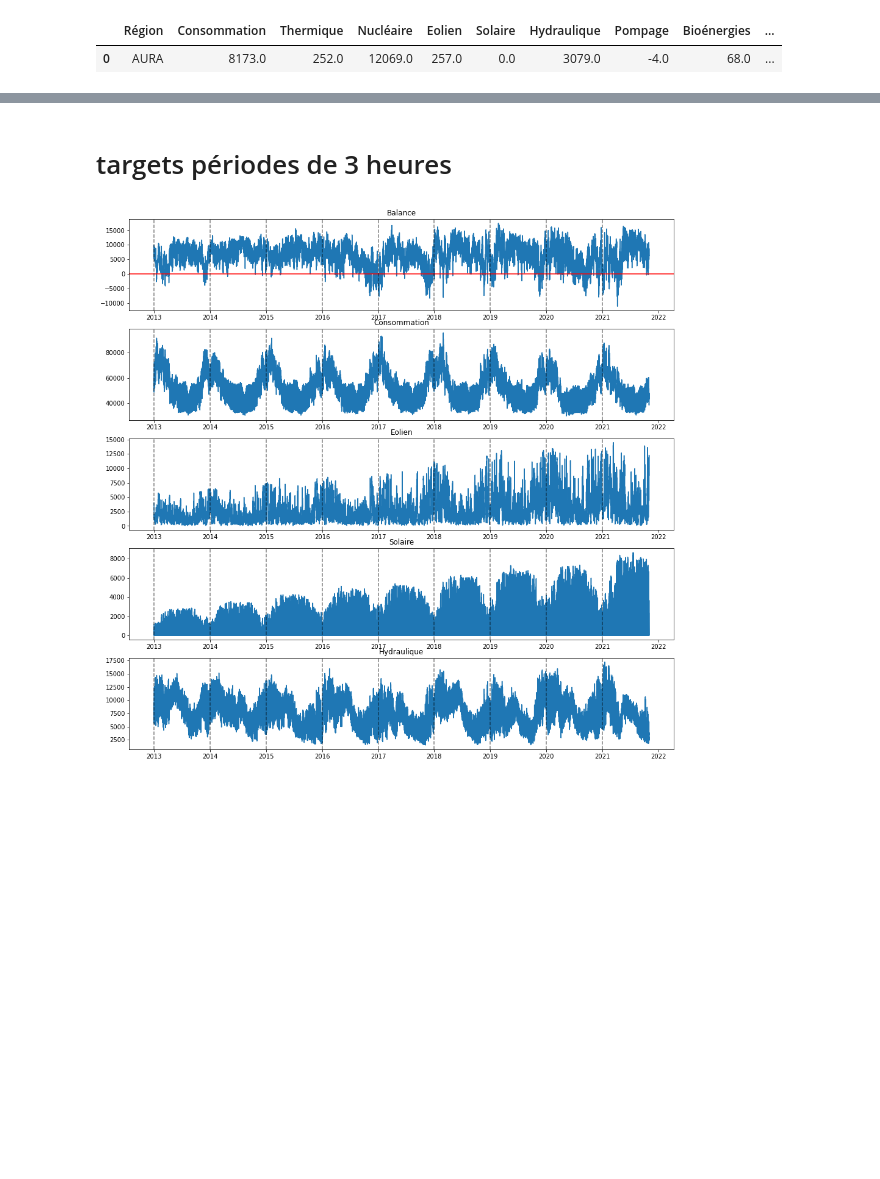
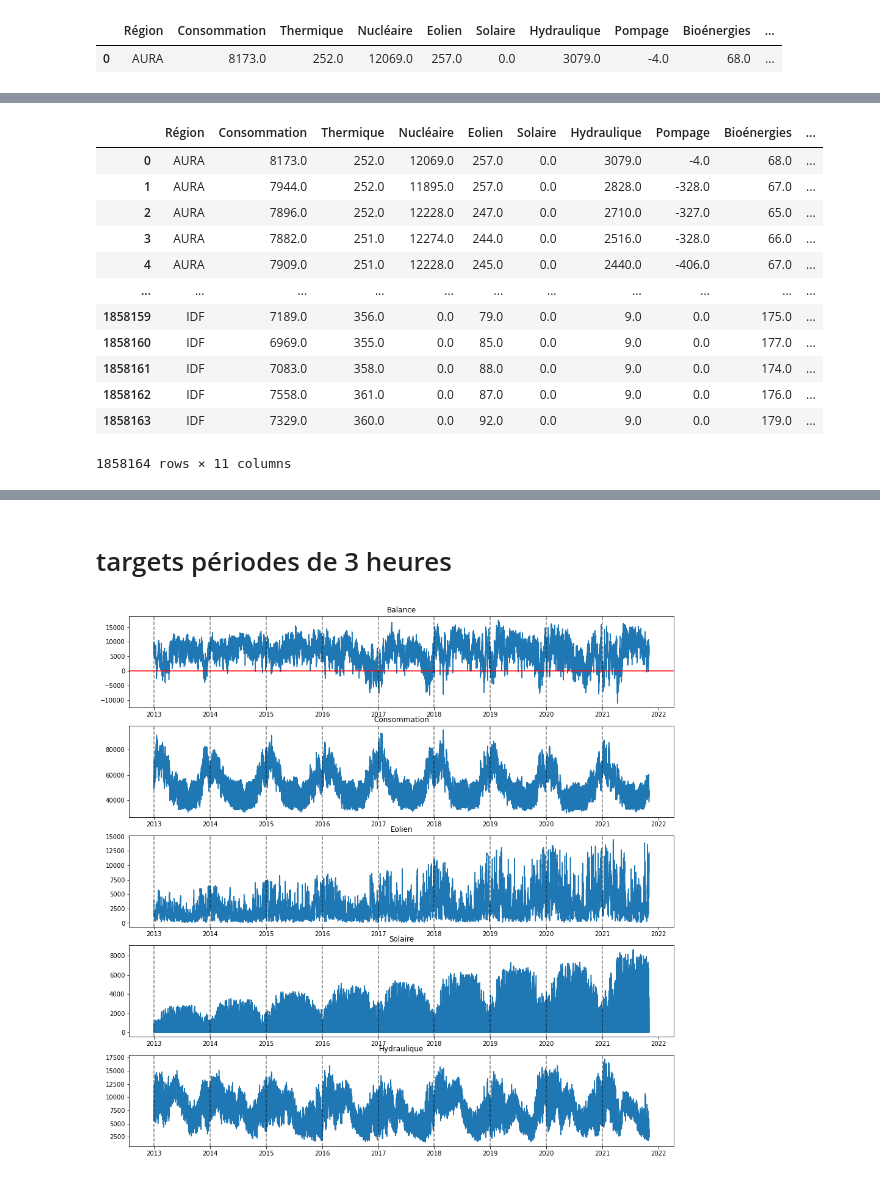
Before and after one commit to cyrilbruyere/France_Energy, a Jupyter notebook: 20-dataset_FR.ipynb, the cells around one changed output, grey strips where cells are left out. Saved outputs shown, nothing was run; the diff lists cells and outputs as text; code cells hidden in the pictures; blank space fills up the shorter version.

```diff
--- a/20-dataset_FR.ipynb
+++ b/20-dataset_FR.ipynb
@@ -100,0 +103,22 @@ regional.head(1)
+# %%
+regions = regional
+regions.reset_index(inplace = True)
+regions['Dates'] = pd.to_datetime(regions['Dates'], yearfirst = True)
+regions['YYMM'] = regions['Dates'].apply(lambda x: (x.year-2000)*100 + x.month)
+# %%
+regions.drop(['Dates'], axis = 1, inplace = True)
+regions
+# %% [output]
+|  | Région | Consommation | Thermique | Nucléaire | Eolien | Solaire | Hydraulique | Pompage | Bioénergies | ... |
+| 0 | AURA | 8173.0 | 252.0 | 12069.0 | 257.0 | 0.0 | 3079.0 | -4.0 | 68.0 | ... |
+| 1 | AURA | 7944.0 | 252.0 | 11895.0 | 257.0 | 0.0 | 2828.0 | -328.0 | 67.0 | ... |
+| 2 | AURA | 7896.0 | 252.0 | 12228.0 | 247.0 | 0.0 | 2710.0 | -327.0 | 65.0 | ... |
+| 3 | AURA | 7882.0 | 251.0 | 12274.0 | 244.0 | 0.0 | 2516.0 | -328.0 | 66.0 | ... |
+| 4 | AURA | 7909.0 | 251.0 | 12228.0 | 245.0 | 0.0 | 2440.0 | -406.0 | 67.0 | ... |
+| ... | ... | ... | ... | ... | ... | ... | ... | ... | ... | ... |
+| 1858159 | IDF | 7189.0 | 356.0 | 0.0 | 79.0 | 0.0 | 9.0 | 0.0 | 175.0 | ... |
+| 1858160 | IDF | 6969.0 | 355.0 | 0.0 | 85.0 | 0.0 | 9.0 | 0.0 | 177.0 | ... |
+| 1858161 | IDF | 7083.0 | 358.0 | 0.0 | 88.0 | 0.0 | 9.0 | 0.0 | 174.0 | ... |
+| 1858162 | IDF | 7558.0 | 361.0 | 0.0 | 87.0 | 0.0 | 9.0 | 0.0 | 176.0 | ... |
+| 1858163 | IDF | 7329.0 | 360.0 | 0.0 | 92.0 | 0.0 | 9.0 | 0.0 | 179.0 | ... |
+1858164 rows × 11 columns
```
Also changed, not shown: parts of 3 cells of this notebook, 18 other files.
